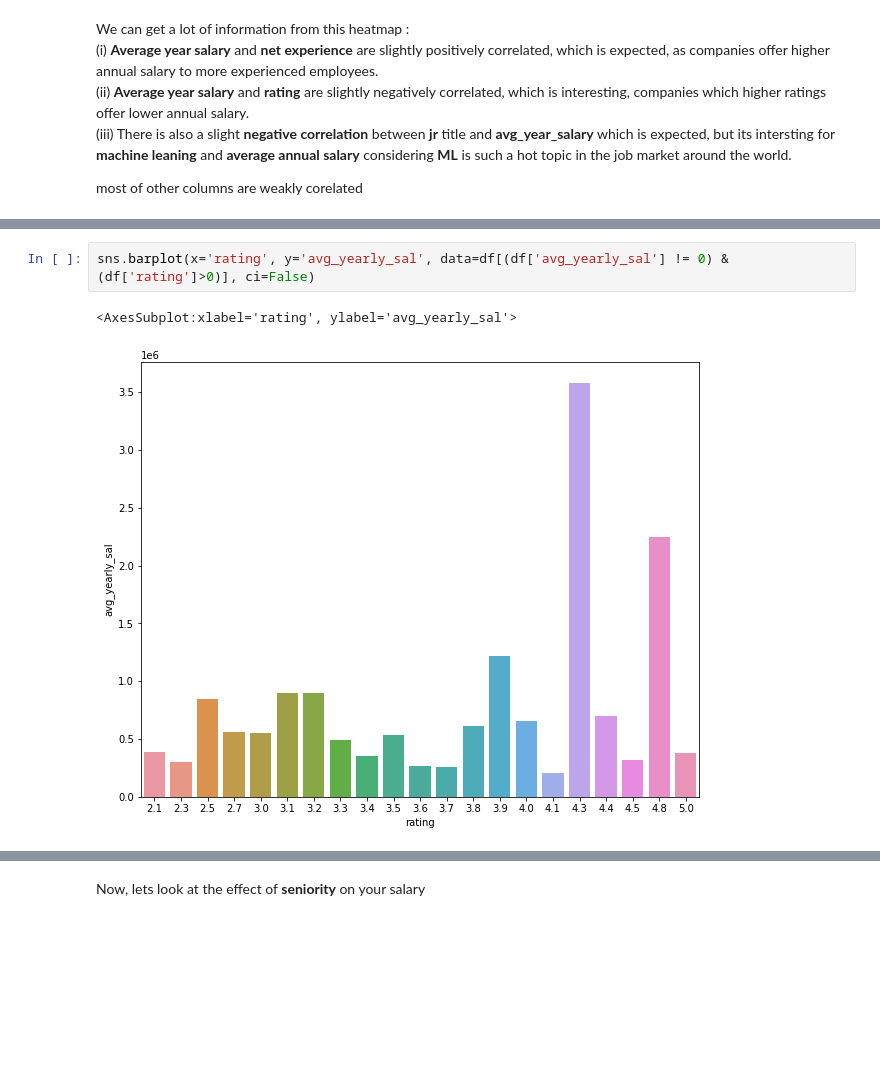
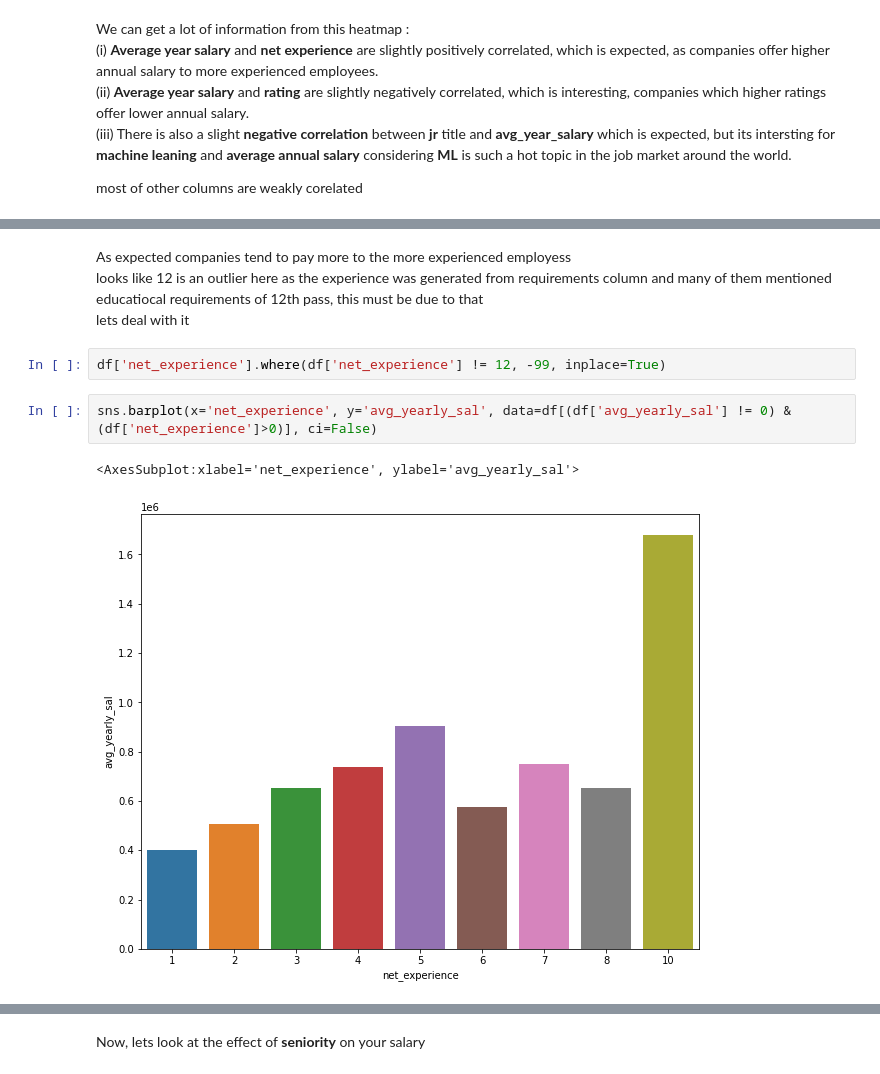
Before and after one commit to blaze-fire/Salary-Predictor, a Jupyter notebook: EDA.ipynb, the cells around one changed output, grey strips where cells are left out. Drawn from its saved outputs; the diff is of its cells as text; blank space fills up the shorter version.

```diff
--- a/EDA.ipynb
+++ b/EDA.ipynb
@@ -110,5 +110,11 @@ plt.show()
+# %% [markdown]
+As expected companies tend to pay more to the more experienced employess <br>
+looks like 12 is an outlier here as the experience was generated from requirements column and many of them mentioned educatiocal requirements of 12th pass, this must be due to that <br>
+lets deal with it
+# %%
+df['net_experience'].where(df['net_experience'] != 12, -99, inplace=True)
 # %%
-sns.barplot(x='rating', y='avg_yearly_sal', data=df[(df['avg_yearly_sal'] != 0) & (df['rating']>0)], ci=False)
+sns.barplot(x='net_experience', y='avg_yearly_sal', data=df[(df['avg_yearly_sal'] != 0) & (df['net_experience']>0)], ci=False)
 # %% [output]
-<AxesSubplot:xlabel='rating', ylabel='avg_yearly_sal'>
+<AxesSubplot:xlabel='net_experience', ylabel='avg_yearly_sal'>
-[figure, old version]
+[figure, new version]
```
Also changed, not shown: parts of 24 cells of this notebook, 7 other files.
